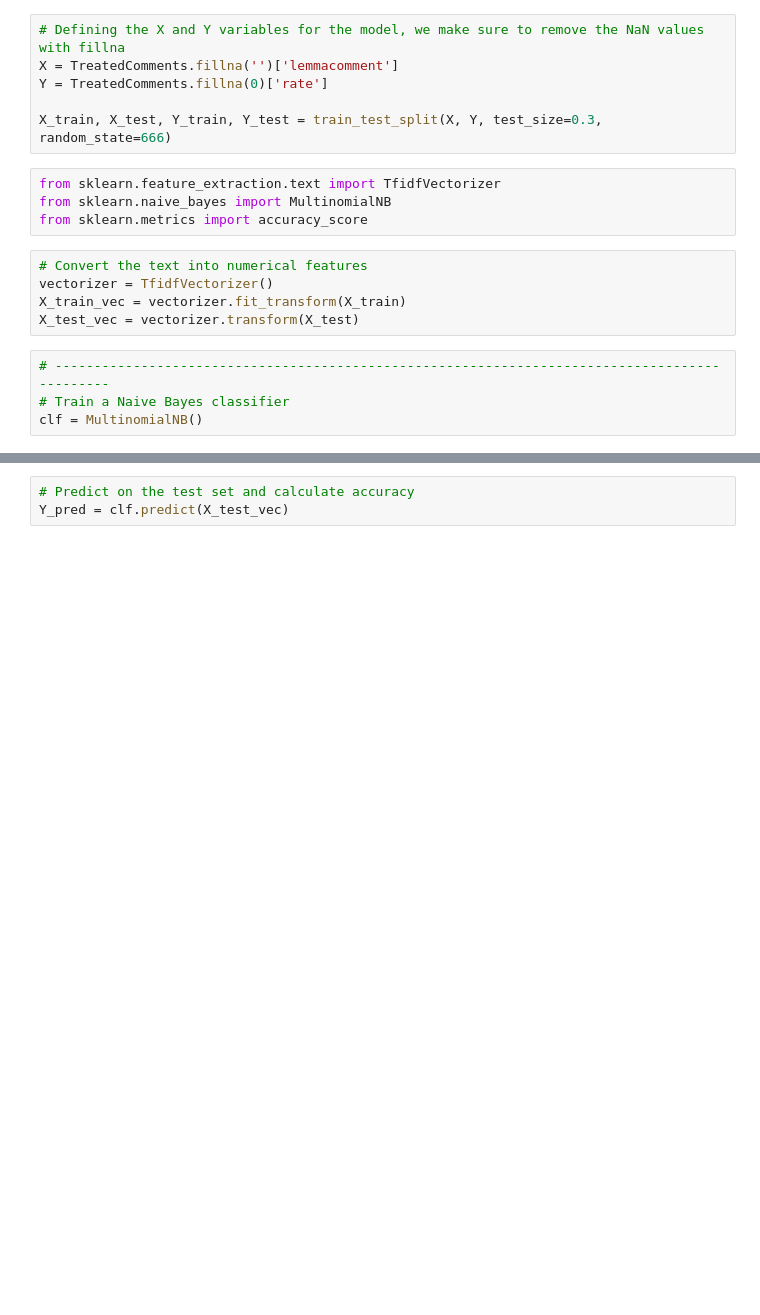
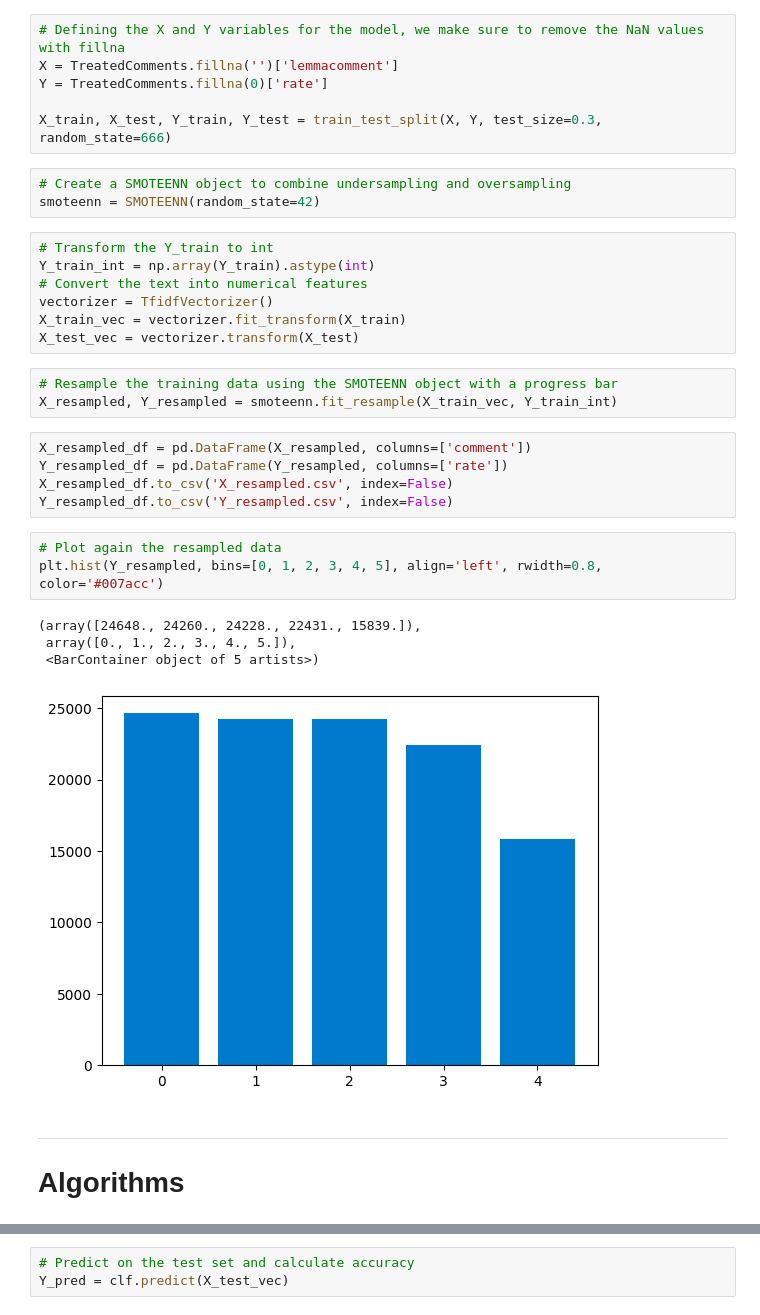
Before and after one commit to philosophicalfly/pbd, a Jupyter notebook: Untitled.ipynb, the cells around one changed output, grey strips where cells are left out. Drawn from its saved outputs; the diff is of its cells as text; blank space fills up the shorter version.

```diff
--- a/Untitled.ipynb
+++ b/Untitled.ipynb
@@ -165,16 +183,33 @@ X = TreatedComments.fillna('')['lemmacomment']
 Y = TreatedComments.fillna(0)['rate']
 
 X_train, X_test, Y_train, Y_test = train_test_split(X, Y, test_size=0.3, random_state=666)
-# %%
-from sklearn.feature_extraction.text import TfidfVectorizer
-from sklearn.naive_bayes import MultinomialNB
-from sklearn.metrics import accuracy_score
-# %%
-# Convert the text into numerical features
-vectorizer = TfidfVectorizer()
-X_train_vec = vectorizer.fit_transform(X_train)
-X_test_vec = vectorizer.transform(X_test)
-# %%
-# ----------------------------------------------------------------------------------------------
-# Train a Naive Bayes classifier
-clf = MultinomialNB()
+# %%
+# Create a SMOTEENN object to combine undersampling and oversampling
+smoteenn = SMOTEENN(random_state=42)
+# %%
+# Transform the Y_train to int
+Y_train_int = np.array(Y_train).astype(int)
+# Convert the text into numerical features
+vectorizer = TfidfVectorizer()
+X_train_vec = vectorizer.fit_transform(X_train)
+X_test_vec = vectorizer.transform(X_test)
+# %%
+# Resample the training data using the SMOTEENN object with a progress bar
+X_resampled, Y_resampled = smoteenn.fit_resample(X_train_vec, Y_train_int)
+# %%
+X_resampled_df = pd.DataFrame(X_resampled, columns=['comment'])
+Y_resampled_df = pd.DataFrame(Y_resampled, columns=['rate'])
+X_resampled_df.to_csv('X_resampled.csv', index=False)
+Y_resampled_df.to_csv('Y_resampled.csv', index=False)
+# %%
+# Plot again the resampled data
+plt.hist(Y_resampled, bins=[0, 1, 2, 3, 4, 5], align='left', rwidth=0.8, color='#007acc')
+# %% [output]
+(array([24648., 24260., 24228., 22431., 15839.]),
+ array([0., 1., 2., 3., 4., 5.]),
+ <BarContainer object of 5 artists>)
+[figure, added]
+# %% [markdown]
+---
+
+# Algorithms
```
Also changed, not shown: parts of 33 cells of this notebook, 1 other file.
